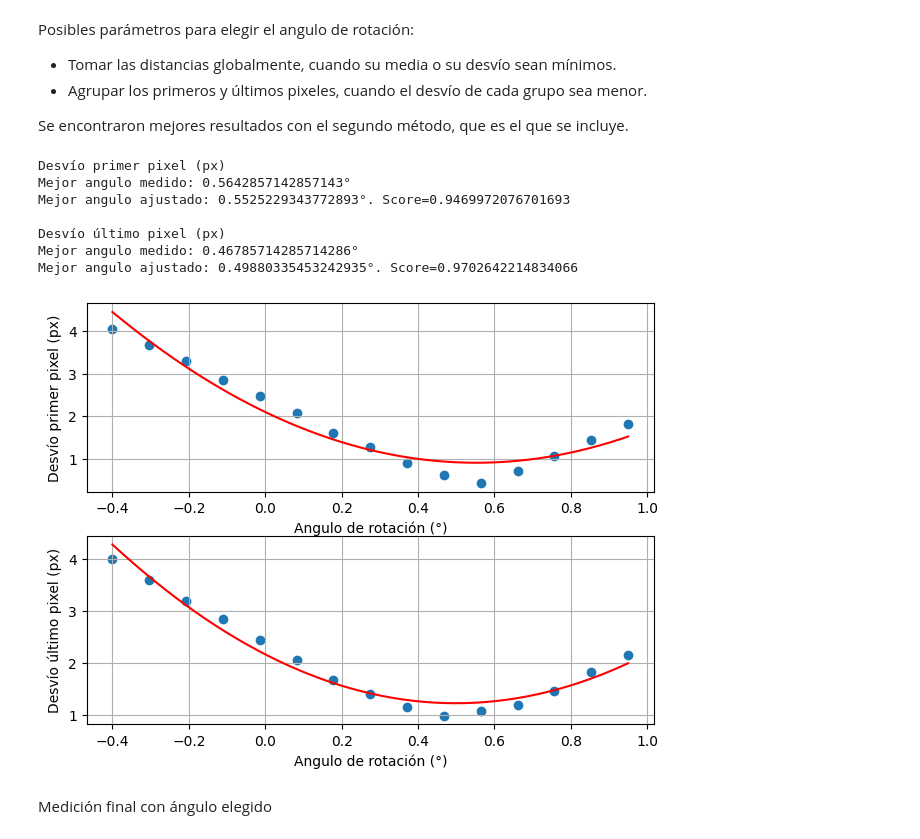
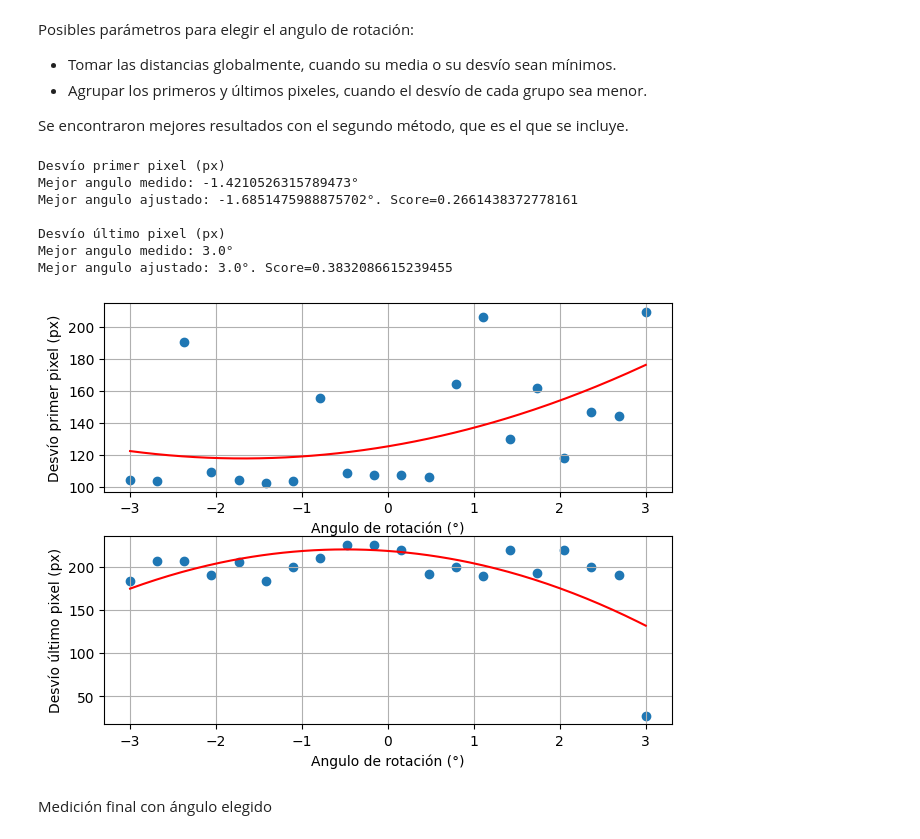
Before and after one commit to MartinMusumano/Medicion_lineas_RF, a Jupyter notebook: medicion_diametros.ipynb, the cells around one changed output. Saved outputs shown, nothing was run; the diff lists cells and outputs as text; code cells hidden in the pictures.

Commit message:
Archivos de union agregados
Se añade script para unir imagenes (stitching)

```diff
--- a/medicion_diametros.ipynb
+++ b/medicion_diametros.ipynb
@@ -35,18 +36,18 @@ Utiliza uno de los métodos de deteccion y optimiza el ángulo de rotación (si
 Comprobar las imágenes de entrada
 # %%
 # Comprobar las imágenes
-SCALE = 55  # Factor de escala para visualización
+SCALE = 25  # Factor de escala para visualización
 
 patron = cv2.imread(path_patron)
-patron = delete_bottom(patron, 80)
-# patron = delete_left(patron, 10)
-# patron = delete_right(patron, 10)
+patron = delete_bottom(patron, 170)
+patron = delete_left(patron, 10)
+patron = delete_right(patron, 10)
 show_image(patron, SCALE)
 
 dut = cv2.imread(path_dut)
-dut = delete_bottom(dut, 315)
-# dut = delete_left(dut, 10)
-# dut = delete_right(dut, 10)
+dut = delete_bottom(dut, 170)
+dut = delete_left(dut, 10)
+dut = delete_right(dut, 10)
 show_image(dut, SCALE)
 # %% [markdown]
 ### Definir los valores de umbral
@@ -80,47 +81,48 @@ Se encontraron mejores resultados con el segundo método, que es el que se inclu
 # %%
 if ENDEREZAR:
     # Generar vector de grados, si el mínimo de la curva se encuentra
-    # muy desplazado, volver a generarlo teniendo eso en cuenta
-    grados = np.linspace(-0.4, 0.95, 15) # Válido para ángulos pequeños (pueden perderse los bordes al cortar, verificar)
+    # muy desplazado, volver a generarlo teniendo eso en cuenta.
+    grados = np.linspace(-3, 3, 20) # Válido para ángulos pequeños (pueden perderse los bordes al cortar, verificar)
     results2 = []
 
     for i,g in enumerate(grados):   # Verifica uno a uno los ángulos
         img = rotate_and_cut(patron, g)  # Rota la imagen g grados
         if CANNY:
             edges = Canny_Edges(img, th1_pat, th2_pat, l2g, bs)    #Deteccion de bordes
         else:
             edges = Thresholding(img, th1_pat, th2_pat)
 
+        # Mide todos los primeros y últimos pixeles
         firsts = []
         lasts = []
         for row in edges:
             f = first_pixel(row)
             l = last_pixel(row)
             if f:
                 firsts.append(f)
             if l:
                 lasts.append(l)
         results2.append( [np.std(firsts), np.std(lasts)])
 
     results2 = np.array(results2)
+
+    # Ajuste y visualización
+    fig, ax = plt.subplots(2)
+    fig.tight_layout()
+    angulo1 = ridge_grados(grados, results2[:,0], 2, ax[0], label="Desvío primer pixel (px)")
+    angulo2 = ridge_grados(grados, results2[:,1], 2, ax[1], label="Desvío último pixel (px)")
+    angulo_elegido = (angulo1 + angulo2)/2
+else:
+      angulo_elegido = 0
+# %% [output]
+Desvío primer pixel (px)
+Mejor angulo medido: -1.4210526315789473°
+Mejor angulo ajustado: -1.6851475988875702°. Score=0.2661438372778161
+
+Desvío último pixel (px)
+Mejor angulo medido: 3.0°
+Mejor angulo ajustado: 3.0°. Score=0.3832086615239455
+[figure, added]
-# %%
-if ENDEREZAR:
-      fig, ax = plt.subplots(2)
-      fig.tight_layout()
-      angulo1 = ridge_grados(grados, results2[:,0], 2, ax[0], label="Desvío primer pixel (px)")
-      angulo2 = ridge_grados(grados, results2[:,1], 2, ax[1], label="Desvío último pixel (px)")
-      angulo_elegido = (angulo1 + angulo2)/2
-else:
-      angulo_elegido = 0
-# %% [output]
-Desvío primer pixel (px)
-Mejor angulo medido: 0.5642857142857143°
-Mejor angulo ajustado: 0.5525229343772893°. Score=0.9469972076701693
-
-Desvío último pixel (px)
-Mejor angulo medido: 0.46785714285714286°
-Mejor angulo ajustado: 0.49880335453242935°. Score=0.9702642214834066
-[figure, removed]
 # %% [markdown]
 Medición final con ángulo elegido
 # %%
```
Also changed, not shown: parts of 3 cells of this notebook, 4 other files.
